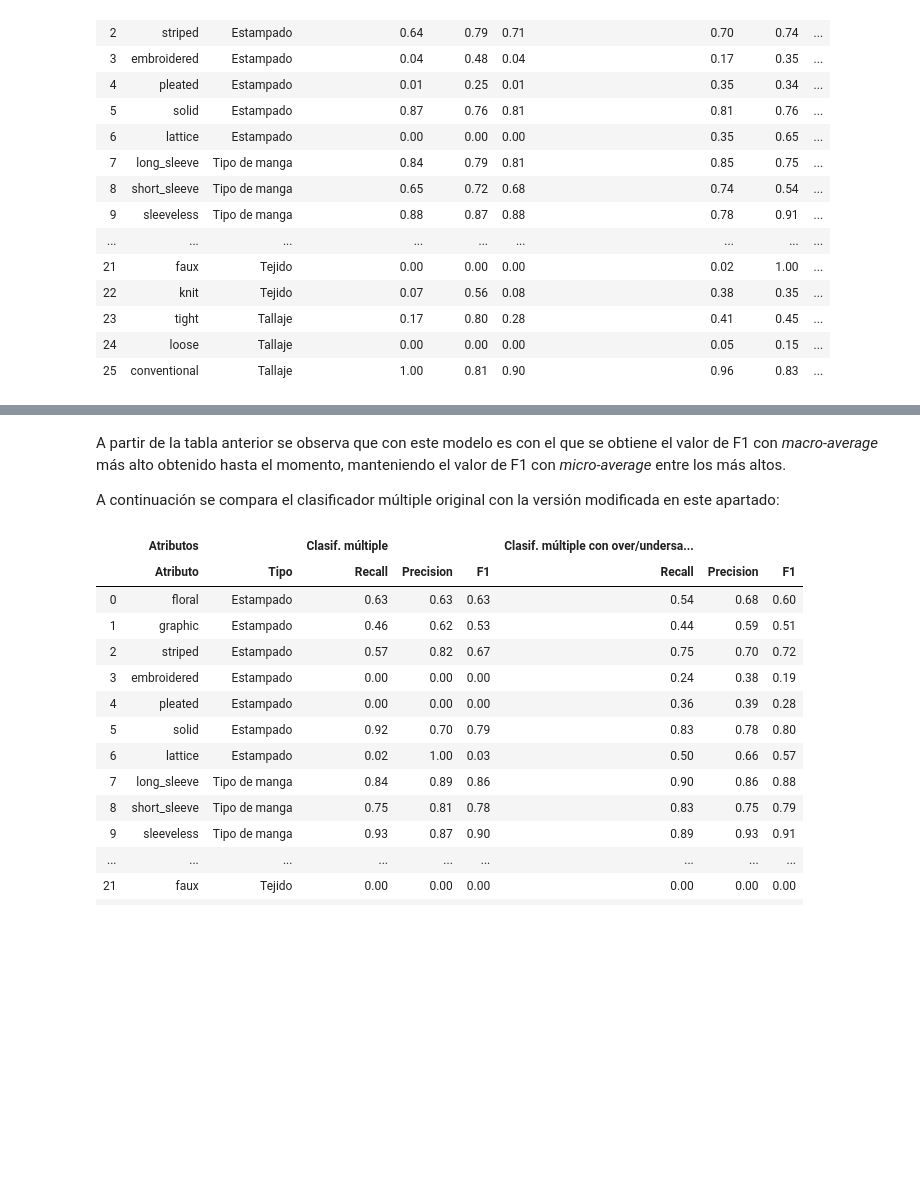
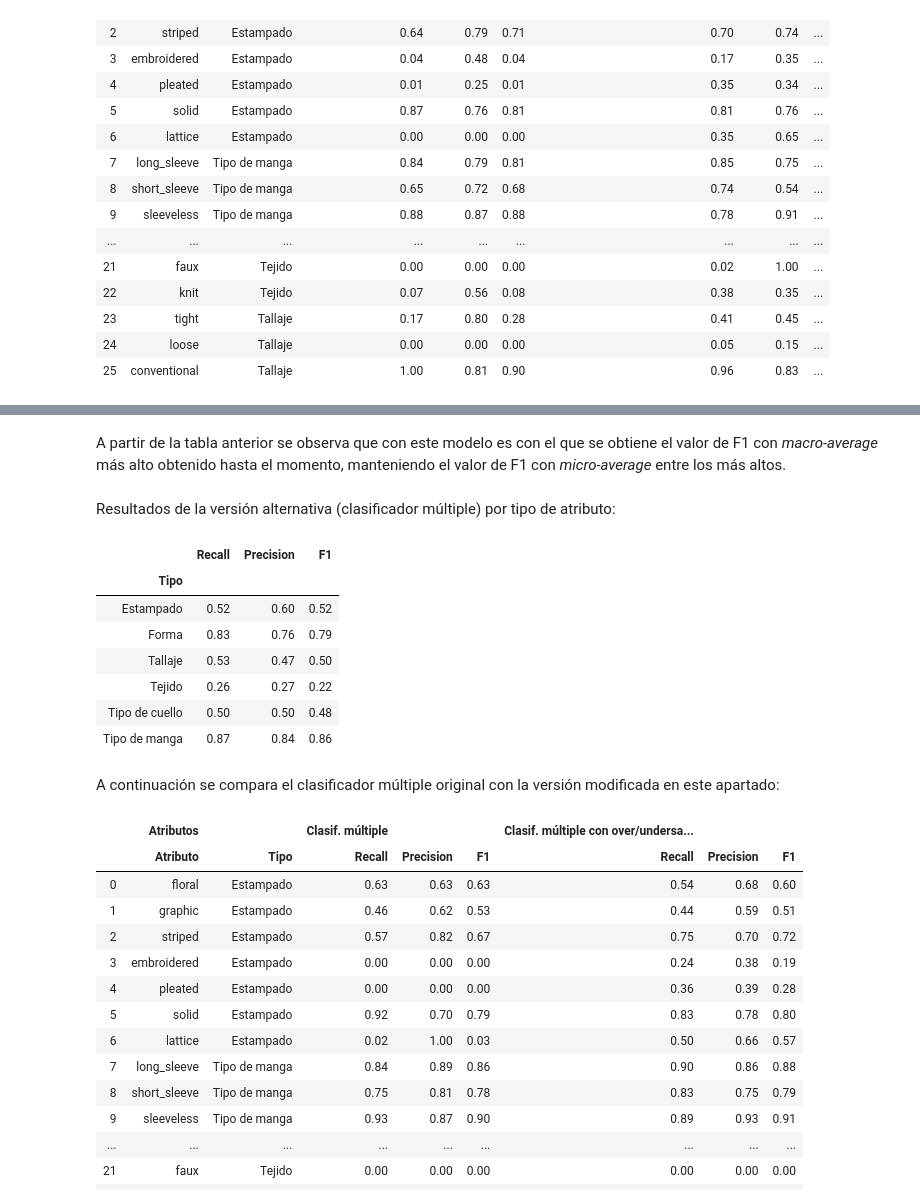
Before and after one commit to akepa/attribute-detection-in-fashon-images, a Jupyter notebook: src/DeepFashion_VersionReducida.ipynb, the cells around one changed output, grey strips where cells are left out. Drawn from its saved outputs; the diff is of its cells as text; code cells hidden in the pictures; blank space fills up the shorter version.

```diff
--- a/src/DeepFashion_VersionReducida.ipynb
+++ b/src/DeepFashion_VersionReducida.ipynb
@@ -1678,8 +1686,21 @@ Loading cached value for variable 'res_sampling_split_model'. Time since caching
 | Clasif. múltiple con over/undersa... | 0.76 | 0.76 | 0.76 | 0.54 | 0.54 | 0.51 |
 # %% [markdown]
 A partir de la tabla anterior se observa que con este modelo es con el que se obtiene el valor de F1 con _macro-average_ más alto obtenido hasta el momento, manteniendo el valor de F1 con _micro-average_ entre los más altos.
-
-A continuación se compara el clasificador múltiple original con la versión modificada en este apartado:
+# %% [markdown]
+Resultados de la versión alternativa (clasificador múltiple) por tipo de atributo:
+# %%
+build_results_table_by_attr_type(res_sampling_split_model[0])
+# %% [output]
+|  | Recall | Precision | F1 |
+| Tipo |  |  |  |
+| Estampado | 0.52 | 0.60 | 0.52 |
+| Forma | 0.83 | 0.76 | 0.79 |
+| Tallaje | 0.53 | 0.47 | 0.50 |
+| Tejido | 0.26 | 0.27 | 0.22 |
+| Tipo de cuello | 0.50 | 0.50 | 0.48 |
+| Tipo de manga | 0.87 | 0.84 | 0.86 |
+# %% [markdown]
+A continuación se compara el clasificador múltiple original con la versión modificada en este apartado:
 # %%
 res_table_multi_with_sampling = build_results_table(res_sampling_split_model[0])
 dfs = [res_table_multiple[["Atributo", "Tipo"]],
```
Also changed, not shown: parts of 45 cells of this notebook, 7 other files.
